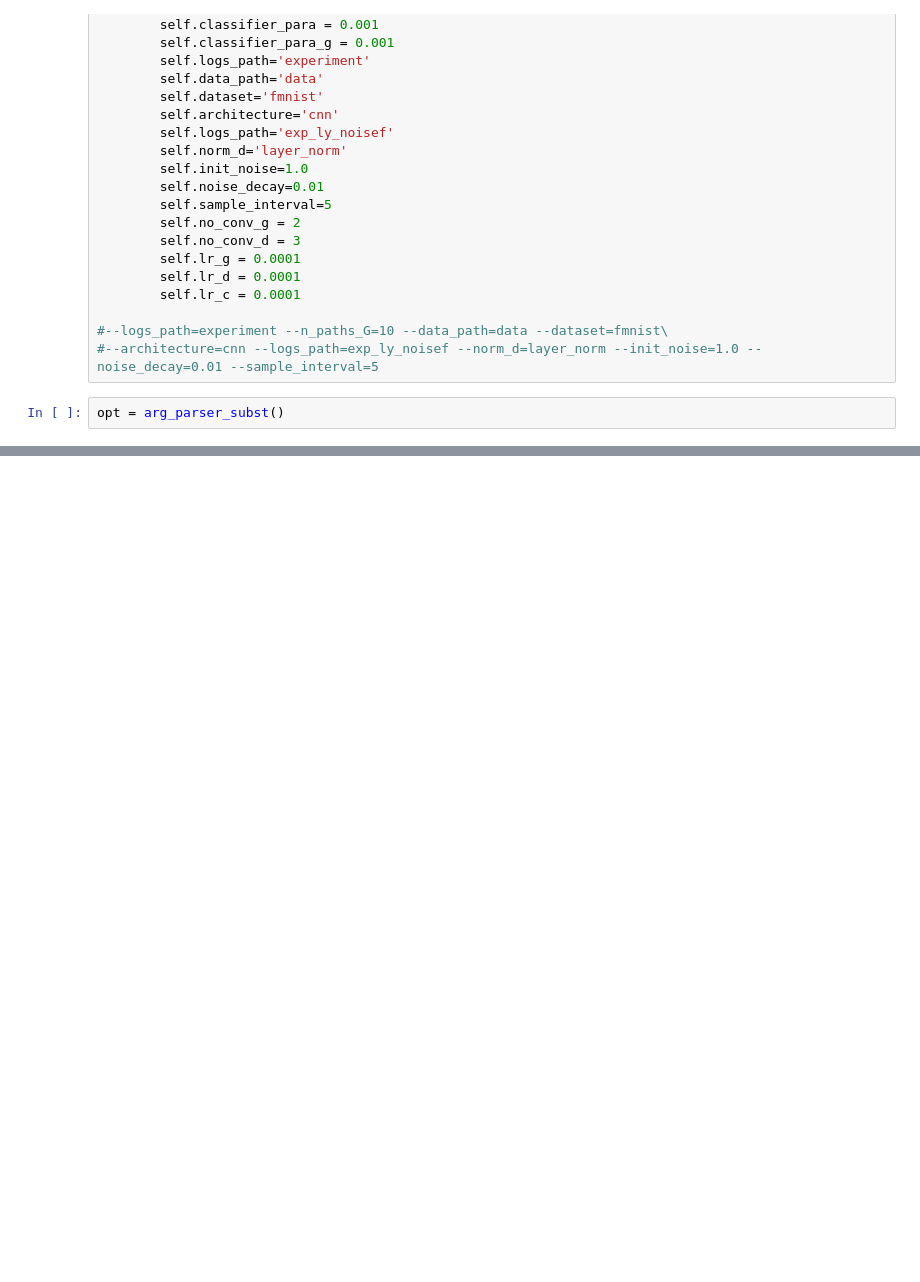
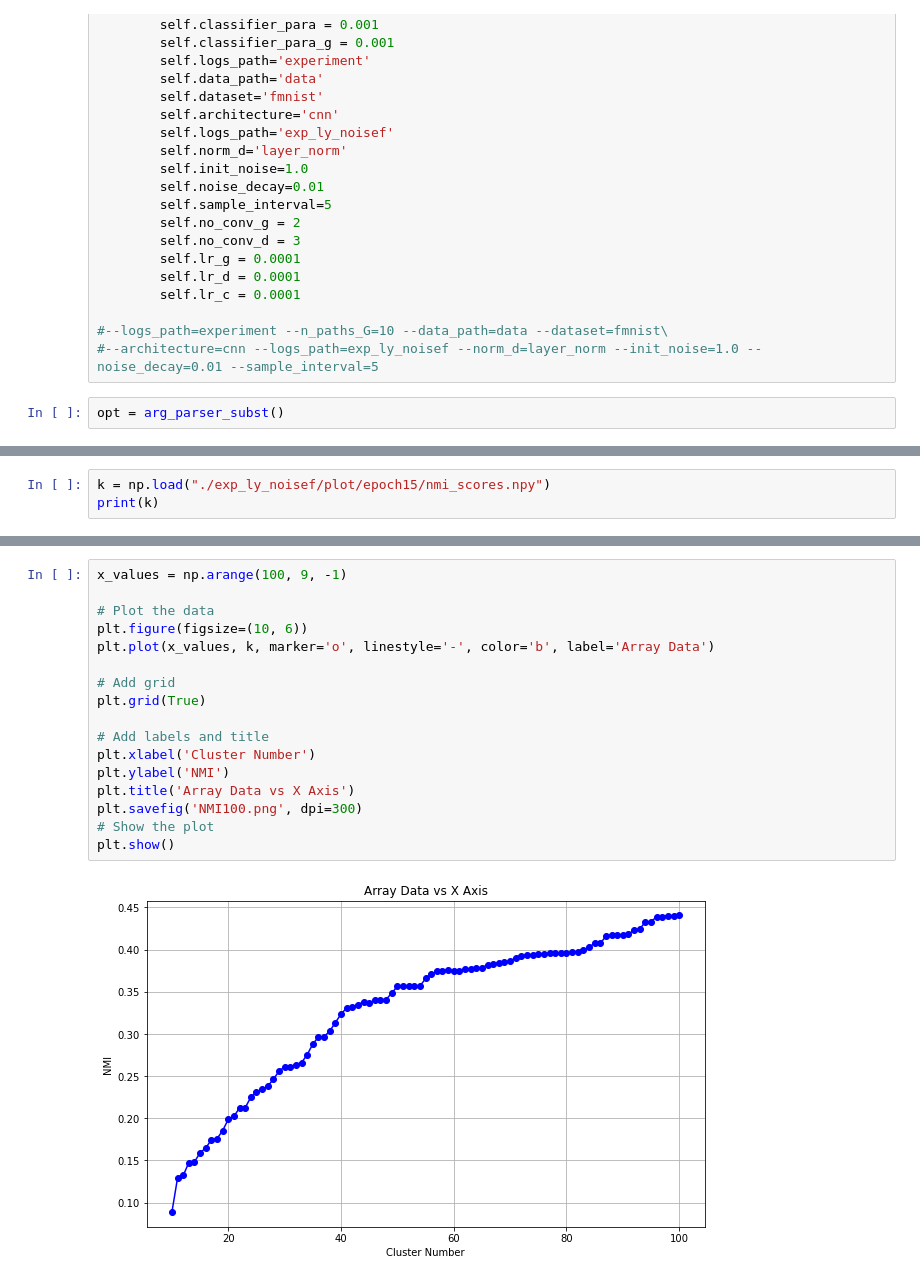
Before and after one commit to pedrotst/cs573_finalproj, a Jupyter notebook: new_runnable_code.ipynb, the cells around one changed output, grey strips where cells are left out. Saved outputs shown, nothing was run; the diff lists cells and outputs as text; blank space fills up the shorter version.

```diff
--- a/new_runnable_code.ipynb
+++ b/new_runnable_code.ipynb
@@ -160,0 +162,3 @@ print('The scikit-learn version is {}.'.format(sklearn.__version__))
+# %%
+k = np.load("./exp_ly_noisef/plot/epoch15/nmi_scores.npy")
+print(k)
@@ -160,0 +182,19 @@ print('The scikit-learn version is {}.'.format(sklearn.__version__))
+# %%
+x_values = np.arange(100, 9, -1)
+
+# Plot the data
+plt.figure(figsize=(10, 6))
+plt.plot(x_values, k, marker='o', linestyle='-', color='b', label='Array Data')
+
+# Add grid
+plt.grid(True)
+
+# Add labels and title
+plt.xlabel('Cluster Number')
+plt.ylabel('NMI')
+plt.title('Array Data vs X Axis')
+plt.savefig('NMI100.png', dpi=300)
+# Show the plot
+plt.show()
+# %% [output]
+[figure, added]
```
Also changed, not shown: parts of 7 cells of this notebook, 3 other files.
